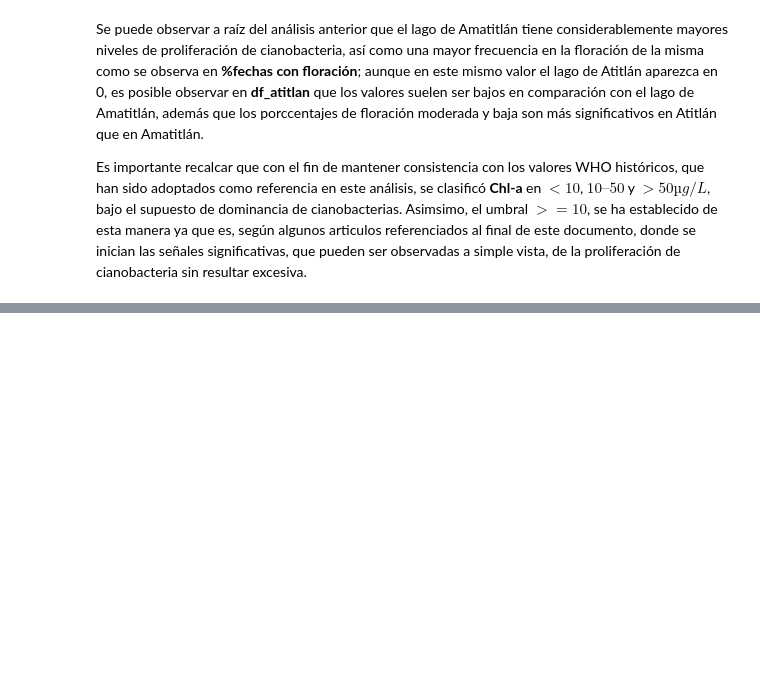
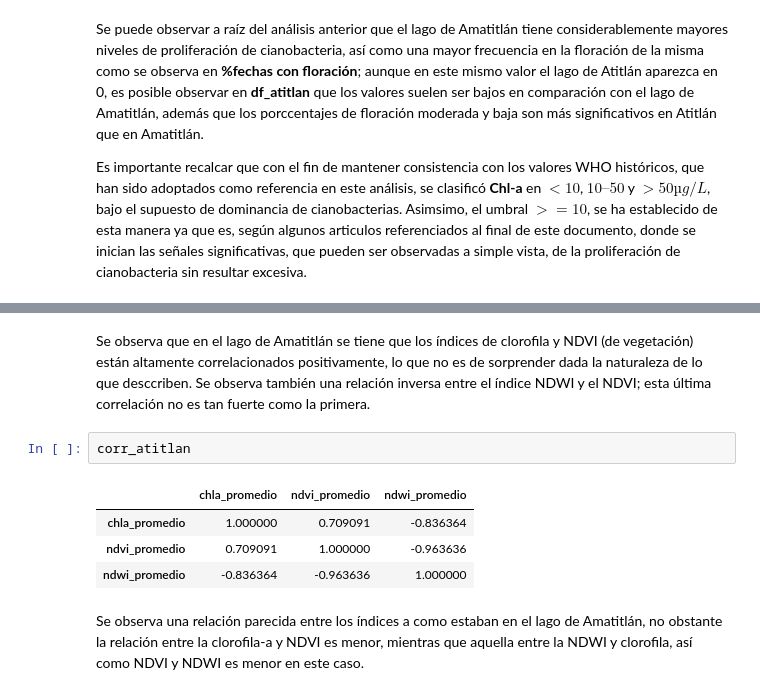
Before and after one commit to Ari-Castellanos/Laboratorio_4_DS, a Jupyter notebook: laboratorio_4_inciso_7.ipynb, the cells around one changed output, grey strips where cells are left out. Cells and saved outputs as stored; diff of their text form; blank space fills up the shorter version.

```diff
--- a/laboratorio_4_inciso_7.ipynb
+++ b/laboratorio_4_inciso_7.ipynb
@@ -421,0 +455,11 @@ Es importante recalcar que con el fin de mantener consistencia con los valores W
+# %% [markdown]
+Se observa que en el lago de Amatitlán se tiene que los índices de clorofila y NDVI (de vegetación) están altamente correlacionados positivamente, lo que no es de sorprender dada la naturaleza de lo que desccriben. Se observa también una relación inversa entre el índice NDWI y el NDVI; esta última correlación no es tan fuerte como la primera.
+# %%
+corr_atitlan
+# %% [output]
+|  | chla_promedio | ndvi_promedio | ndwi_promedio |
+| chla_promedio | 1.000000 | 0.709091 | -0.836364 |
+| ndvi_promedio | 0.709091 | 1.000000 | -0.963636 |
+| ndwi_promedio | -0.836364 | -0.963636 | 1.000000 |
+# %% [markdown]
+Se observa una relación parecida entre los índices a como estaban en el lago de Amatitlán, no obstante la relación entre la clorofila-a y NDVI es menor, mientras que aquella entre la NDWI y clorofila, así como NDVI y NDWI es menor en este caso.
```
Also changed, not shown: parts of 6 cells of this notebook.
